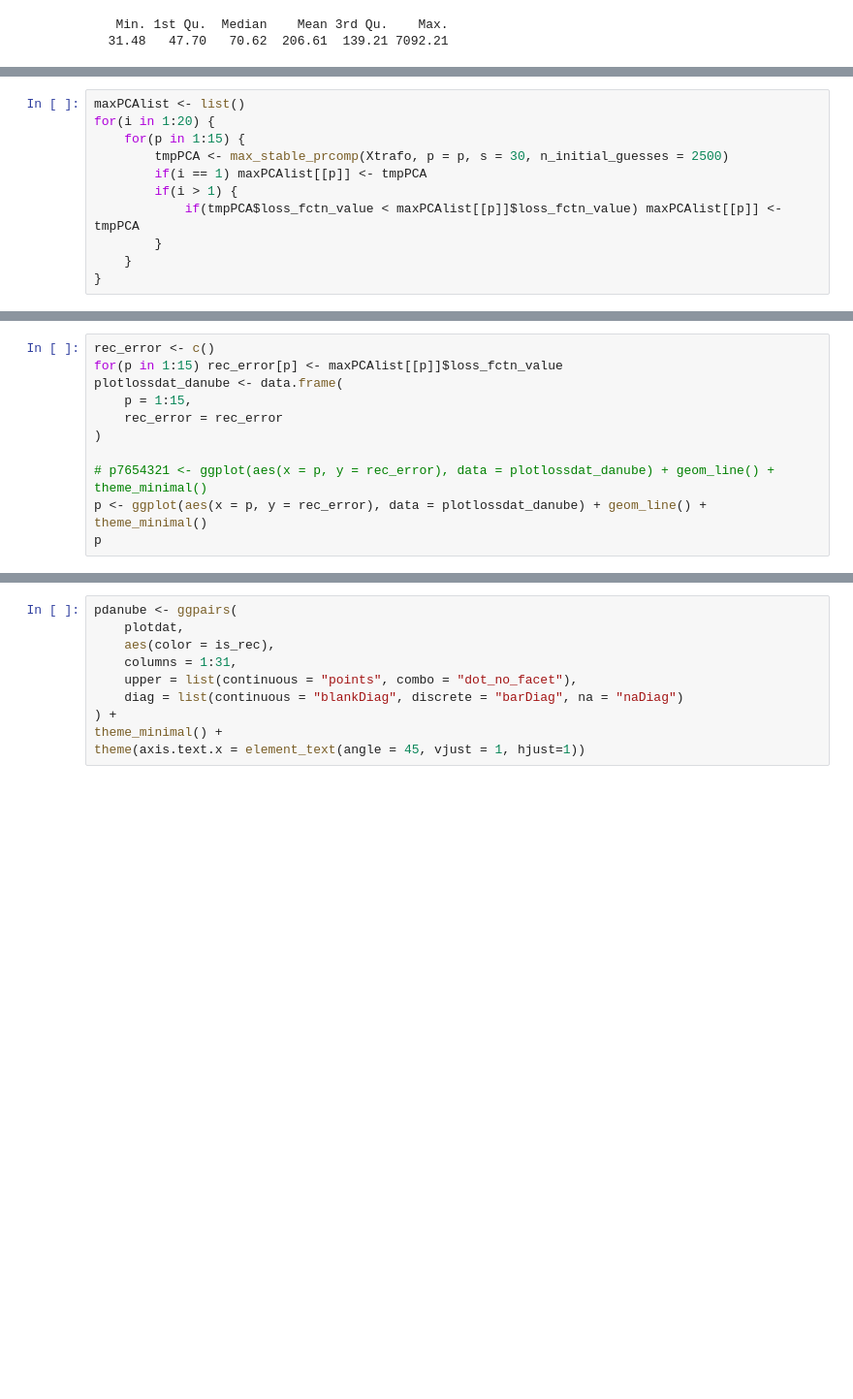
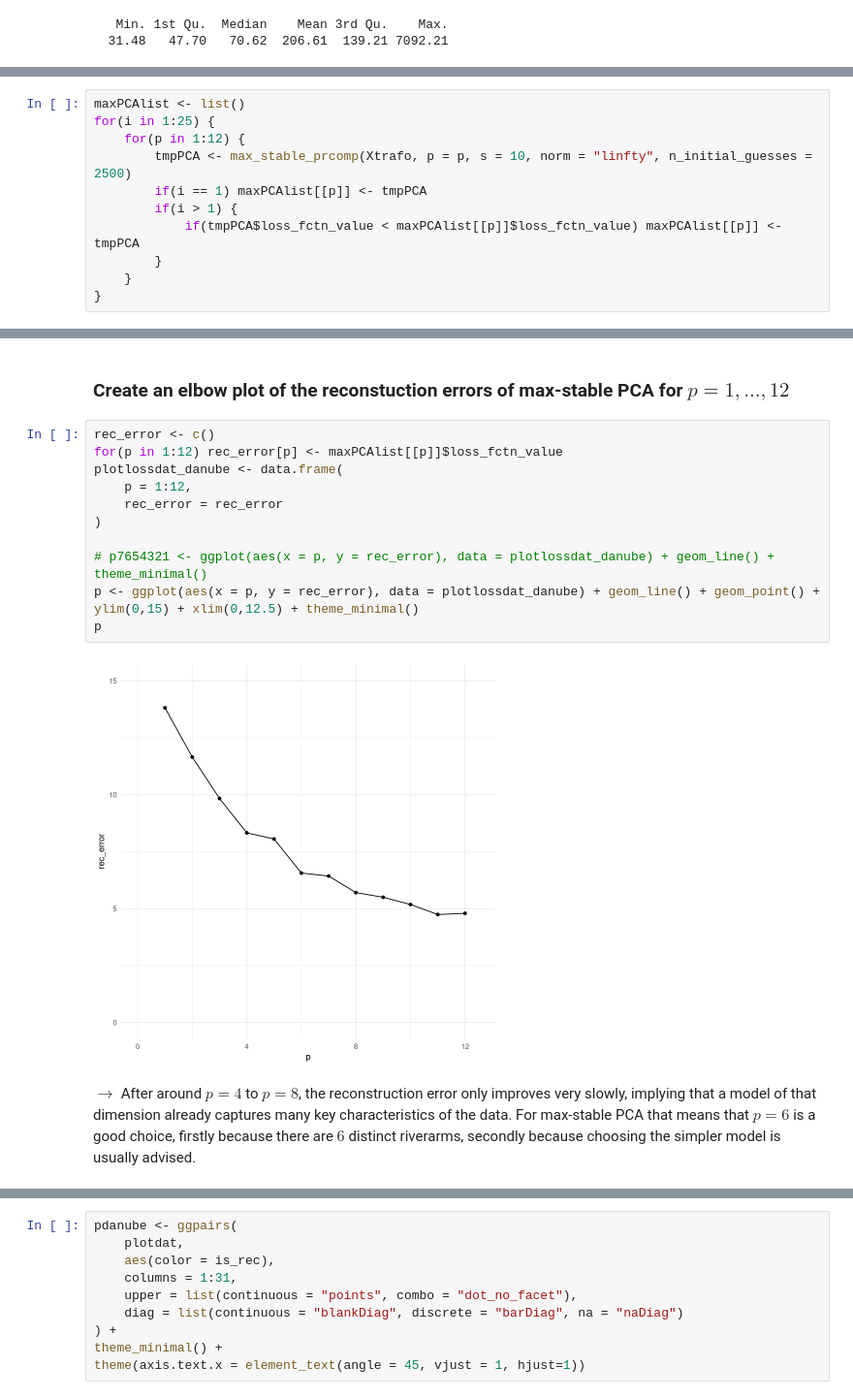
Before and after one commit to FelixRb96/maxstablePCA_examples, a Jupyter notebook: danube/danube_maxstablePCA.ipynb, the cells around one changed output, grey strips where cells are left out. Shown at 97% size. Cells and saved outputs as stored; diff of their text form; blank space fills up the shorter version.

```diff
--- a/danube/danube_maxstablePCA.ipynb
+++ b/danube/danube_maxstablePCA.ipynb
@@ -68,8 +73,8 @@ Note that we do not parallelize to keep the code easy to read and to ensure repr
 # %%
 maxPCAlist <- list()
-for(i in 1:20) {
-    for(p in 1:15) {
-        tmpPCA <- max_stable_prcomp(Xtrafo, p = p, s = 30, n_initial_guesses = 2500)
+for(i in 1:25) {
+    for(p in 1:12) {
+        tmpPCA <- max_stable_prcomp(Xtrafo, p = p, s = 10, norm = "linfty", n_initial_guesses = 2500)
         if(i == 1) maxPCAlist[[p]] <- tmpPCA
         if(i > 1) {
             if(tmpPCA$loss_fctn_value < maxPCAlist[[p]]$loss_fctn_value) maxPCAlist[[p]] <- tmpPCA
@@ -101,13 +164,19 @@ maxPCAlist[[6]]
+# %% [markdown]
+### Create an elbow plot of the reconstuction errors of max-stable PCA for $p = 1, \ldots, 12$
 # %%
 rec_error <- c()
-for(p in 1:15) rec_error[p] <- maxPCAlist[[p]]$loss_fctn_value
+for(p in 1:12) rec_error[p] <- maxPCAlist[[p]]$loss_fctn_value
 plotlossdat_danube <- data.frame(
-    p = 1:15,
+    p = 1:12,
     rec_error = rec_error
 )
 
 # p7654321 <- ggplot(aes(x = p, y = rec_error), data = plotlossdat_danube) + geom_line() + theme_minimal()
-p <- ggplot(aes(x = p, y = rec_error), data = plotlossdat_danube) + geom_line() + theme_minimal()
+p <- ggplot(aes(x = p, y = rec_error), data = plotlossdat_danube) + geom_line() + geom_point() + ylim(0,15) + xlim(0,12.5) + theme_minimal()
 p
+# %% [output]
+[figure, added]
+# %% [markdown]
+$\rightarrow$ After around $p = 4$ to $p = 8$, the reconstruction error only improves very slowly, implying that a model of that dimension already captures many key characteristics of the data. For max-stable PCA that means that $p = 6$ is a good choice, firstly because there are $6$ distinct riverarms, secondly because choosing the simpler model is usually advised.
 # %%
 ggsave("danube_elbow.png", p)
```
Also changed, not shown: parts of 48 cells of this notebook, 5 other files.
